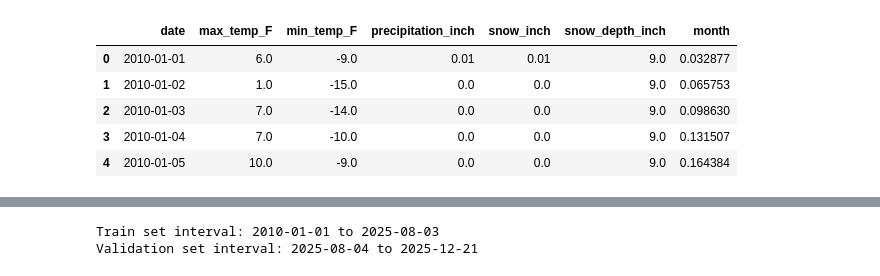
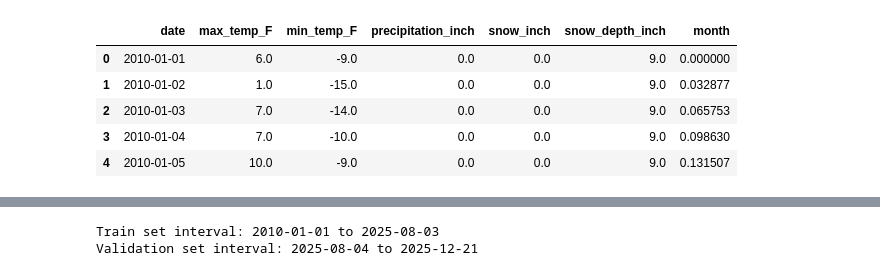
Before and after one commit to Mikael-Lenander/weather-prediction, a Jupyter notebook: weather_prediciton.ipynb, the cells around one changed output, grey strips where cells are left out. Saved outputs shown, nothing was run; the diff lists cells and outputs as text; code cells hidden in the pictures.

```diff
--- a/weather_prediciton.ipynb
+++ b/weather_prediciton.ipynb
@@ -7,2 +10,3 @@ from sklearn.linear_model import LinearRegression
 # %%
 pd.set_option('display.max_columns', None)
+pd.set_option('display.max_rows', 1000)
@@ -16,0 +46,12 @@ VAL_SIZE_DAYS = 10 * PRED_INTERVAL
+# %%
+def load_data(train_set=TRAIN_SET):
+    train_df_files = {
+        "basic": "data/train.csv",
+        "extended": "data/train_extended.csv"
+    }
+    full_train_df = pd.read_csv(train_df_files[train_set])
+    test_df = pd.read_csv("data/test.csv")
+    return full_train_df, test_df
+
+full_train_df, test_df = load_data()
+full_train_df.head()
@@ -17,36 +65,31 @@ VAL_SIZE_DAYS = 10 * PRED_INTERVAL
 # %%
-train_df_files = {
-    "basic": "data/train.csv",
-    "extended": "data/train_extended.csv"
-}
-full_train_df = pd.read_csv(train_df_files[TRAIN_SET])
-test_df = pd.read_csv("data/test.csv")
+def clean_features(df, test=False, use_month_feature=USE_MONTH_FEATURE, t_imputation_value=T_IMPUTATION_VALUE):
+    df = df.copy()
+    df.columns = ["date", "max_temp_F", "min_temp_F", "precipitation_inch", "snow_inch", "snow_depth_inch"]
+    df['date'] = pd.to_datetime(df['date'])
+    if test: # test_df
+        all_dates = pd.date_range(start=df['date'].min(), end=df['date'].max() + pd.Timedelta(days=1), freq='D')
+        df = df.set_index('date').reindex(all_dates).reset_index().rename(columns={'index': 'date'})
 
-for df in [full_train_df, test_df]:
-    df.columns = ["date", "max_temp_F", TARGET_LABEL, "precipitation_inch", "snow_inch", "snow_depth_inch"]
-    # df['day'] = np.arange(len(df))
-    df['date'] = pd.to_datetime(df['date'])
-    if INCLUDE_MONTH_FEATURE:
-        df['month'] = df['date'].dt.day / 365 * 12
+    if use_month_feature:
+        df['month'] = (df['date'].dt.dayofyear - 1) / 365 * 12
 
-weather_cols = ["max_temp_F", TARGET_LABEL, "precipitation_inch", "snow_inch", "snow_depth_inch"]
-for df in [full_train_df, test_df]:
-    for col in weather_cols:
+    for col in rain_cols:
         for i in range(len(df)):
             if df[col].iloc[i] == "T":
-                df.loc[i, col] = 0.01
-            elif isinstance(df[col].iloc[i], str):
-                df.loc[i, col] = float(df.loc[i, col])
+                df.loc[i, col] = t_imputation_value
+        df[col] = df[col].astype(float)
 
-feature_cols = weather_cols.copy()
-if INCLUDE_MONTH_FEATURE:
-    feature_cols.append("month")
+    return df
 
+
+full_train_df = clean_features(full_train_df)
+test_df = clean_features(test_df, test=True)
 full_train_df.head()
 # %% [output]
 |  | date | max_temp_F | min_temp_F | precipitation_inch | snow_inch | snow_depth_inch | month |
-| 0 | 2010-01-01 | 6.0 | -9.0 | 0.01 | 0.01 | 9.0 | 0.032877 |
-| 1 | 2010-01-02 | 1.0 | -15.0 | 0.0 | 0.0 | 9.0 | 0.065753 |
-| 2 | 2010-01-03 | 7.0 | -14.0 | 0.0 | 0.0 | 9.0 | 0.098630 |
-| 3 | 2010-01-04 | 7.0 | -10.0 | 0.0 | 0.0 | 9.0 | 0.131507 |
-| 4 | 2010-01-05 | 10.0 | -9.0 | 0.0 | 0.0 | 9.0 | 0.164384 |
+| 0 | 2010-01-01 | 6.0 | -9.0 | 0.0 | 0.0 | 9.0 | 0.000000 |
+| 1 | 2010-01-02 | 1.0 | -15.0 | 0.0 | 0.0 | 9.0 | 0.032877 |
+| 2 | 2010-01-03 | 7.0 | -14.0 | 0.0 | 0.0 | 9.0 | 0.065753 |
+| 3 | 2010-01-04 | 7.0 | -10.0 | 0.0 | 0.0 | 9.0 | 0.098630 |
+| 4 | 2010-01-05 | 10.0 | -9.0 | 0.0 | 0.0 | 9.0 | 0.131507 |
```
Also changed, not shown: parts of 29 cells of this notebook.
